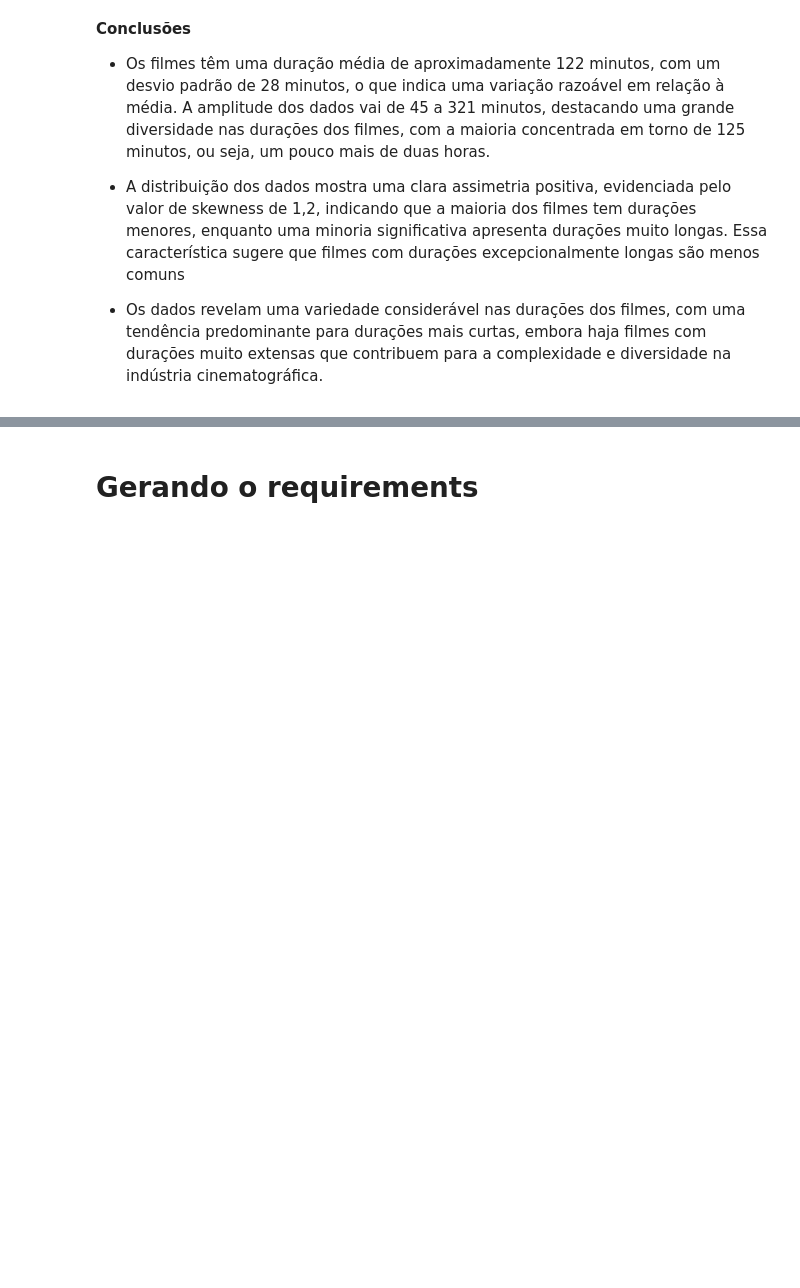
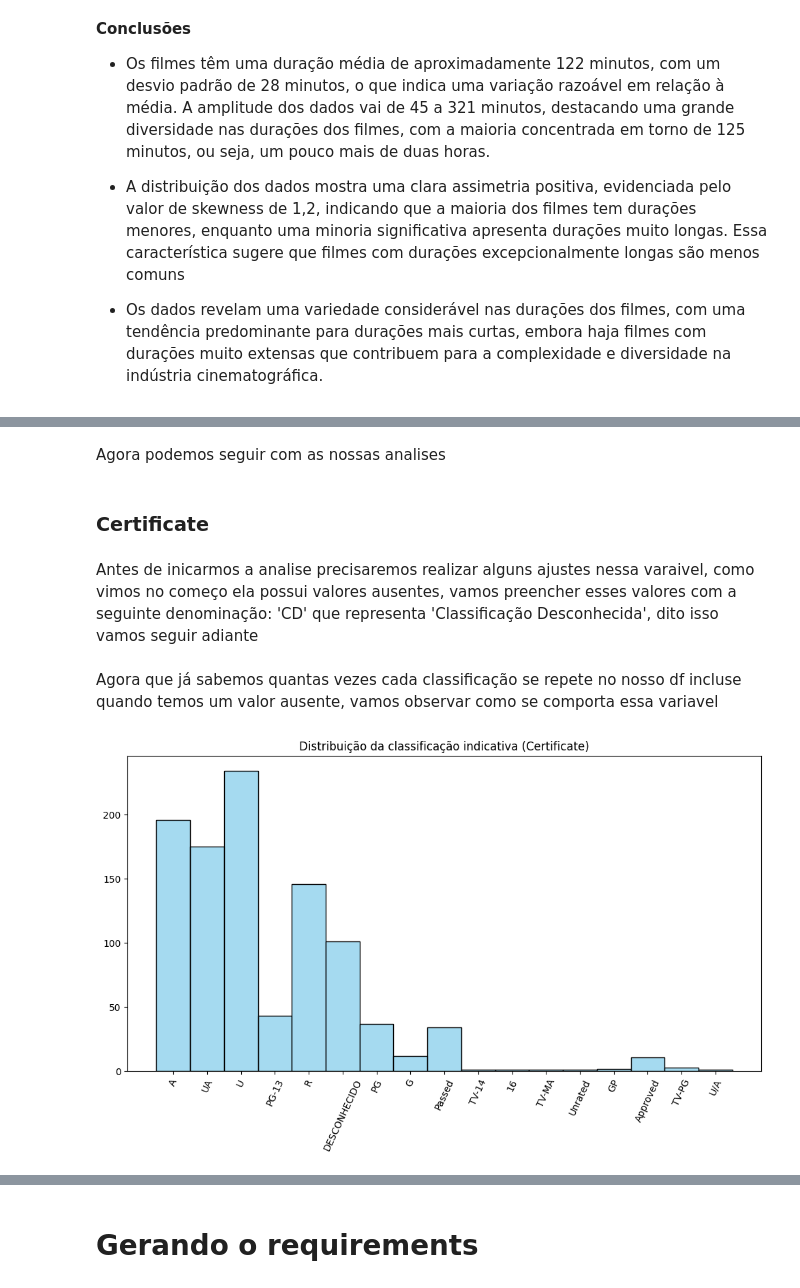
Before and after one commit to JosenildoJunior/Lh_desafio, a Jupyter notebook: Desafio_indicium.ipynb, the cells around one changed output, grey strips where cells are left out. Drawn from its saved outputs; the diff is of its cells as text; code cells hidden in the pictures; blank space fills up the shorter version.

Commit message:
feat: inicio na análise univariada das variáveis categóricas iniciando pela 'Certificate'

```diff
--- a/Desafio_indicium.ipynb
+++ b/Desafio_indicium.ipynb
@@ -755,0 +750,6 @@ O valor de skewness forte de 1,2 confirma a assimetria positiva à direita, refo
+# %%
+# Selecionando apenas as colunas categóricas
+df_categoricas = df.select_dtypes(include='object')
+
+# Exibir as primeiras linhas do DataFrame resultante
+df_categoricas.head()
@@ -755,0 +763,30 @@ O valor de skewness forte de 1,2 confirma a assimetria positiva à direita, refo
+# %% [markdown]
+Agora podemos seguir com as nossas analises
+# %% [markdown]
+### **Certificate**
+# %% [markdown]
+Antes de inicarmos a analise precisaremos realizar alguns ajustes nessa varaivel, como vimos no começo ela possui valores ausentes, vamos preencher esses valores com a seguinte denominação: 'CD' que representa 'Classificação Desconhecida', dito isso vamos seguir adiante
+# %%
+# Preenchendo os valores ausentes com 'CD'
+df_categoricas['Certificate'] = df_categoricas['Certificate'].fillna('CD')
+
+# Realizando a contagem das frequencias
+frequencia_certificate = df_categoricas['Certificate'].value_counts()
+# %% [markdown]
+Agora que já sabemos quantas vezes cada classificação se repete no nosso df incluse quando temos um valor ausente, vamos observar como se comporta essa variavel
+# %%
+# Tamanho da figura
+plt.figure(figsize=(12, 6))
+
+# Criando o gráfico
+sns.histplot(df_categoricas['Certificate'], bins = 15, color = 'skyblue')
+
+# Definindo título e labels
+plt.title('Distribuição da classificação indicativa (Certificate)')
+plt.xlabel('')
+plt.ylabel('')
+plt.xticks(rotation=45)
+# Exibindo o gráfico
+plt.show()
+# %% [output]
+[figure, added]
```
Also changed, not shown: parts of 15 cells of this notebook.
